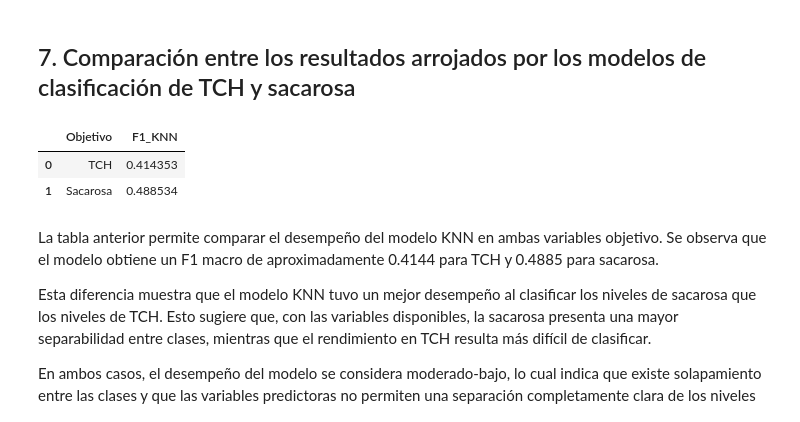
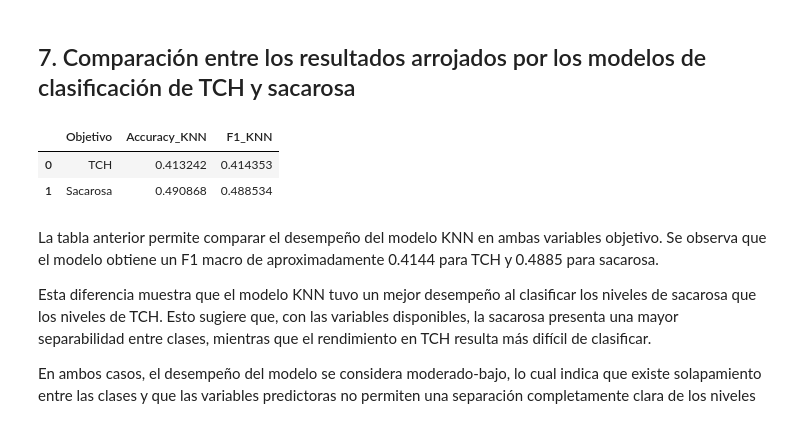
Before and after one commit to luiscadn/ProvidenciaCane-Harvest-Forecasting-ML, a Jupyter notebook: notebooks/03_2_KNN.ipynb, the cells around one changed output. Cells and saved outputs as stored; diff of their text form; code cells hidden in the pictures.

Commit message:
Fix: Adding accuracy to knn

```diff
--- a/notebooks/03_2_KNN.ipynb
+++ b/notebooks/03_2_KNN.ipynb
@@ -274,17 +276,21 @@ Al analizar la matriz de confusión, se observa que las clases "Bajo" y "Medio"
 # %%
 resumen = pd.DataFrame({
     "Objetivo": ["TCH", "Sacarosa"],
+    "Accuracy_KNN": [
+        accuracy_score(y_test, y_pred_knn),
+        accuracy_score(y_test_sac, y_pred_sac)
+    ],
     "F1_KNN": [
         f1_score(y_test, y_pred_knn, average="macro"),
         f1_score(y_test_sac, y_pred_sac, average="macro")
     ]
 })
 
 resumen
 # %% [output]
-|  | Objetivo | F1_KNN |
-| 0 | TCH | 0.414353 |
-| 1 | Sacarosa | 0.488534 |
+|  | Objetivo | Accuracy_KNN | F1_KNN |
+| 0 | TCH | 0.413242 | 0.414353 |
+| 1 | Sacarosa | 0.490868 | 0.488534 |
 # %% [markdown]
 La tabla anterior permite comparar el desempeño del modelo KNN en ambas variables objetivo. Se observa que el modelo obtiene un F1 macro de aproximadamente 0.4144 para TCH y 0.4885 para sacarosa.
 
```
Also changed, not shown: parts of 2 cells of this notebook.
